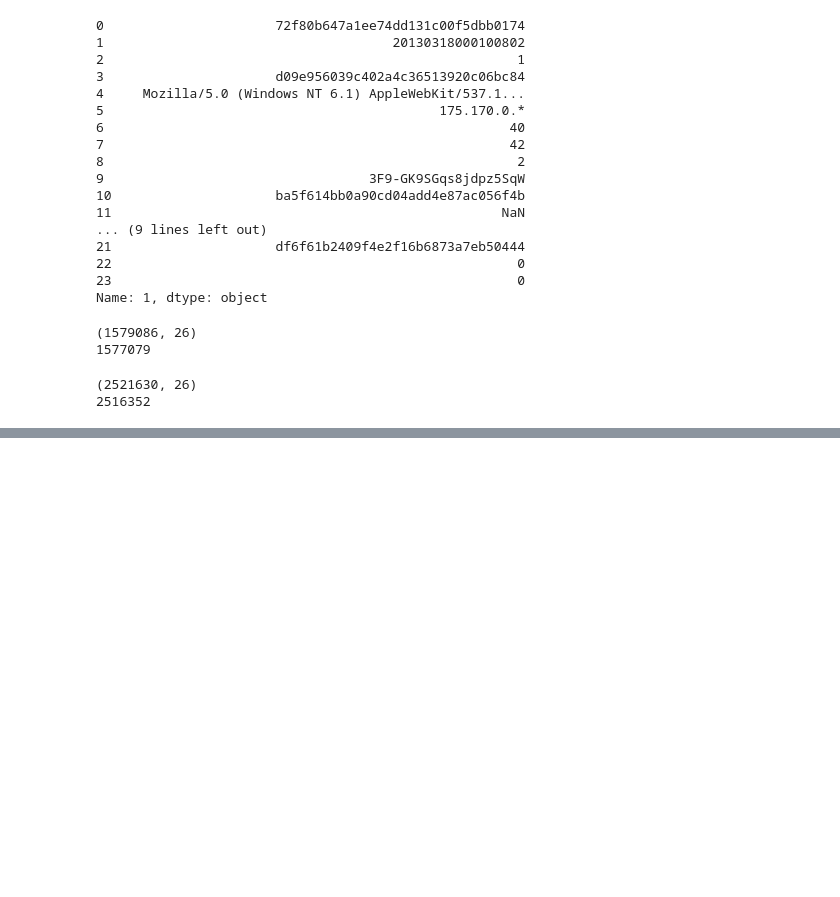
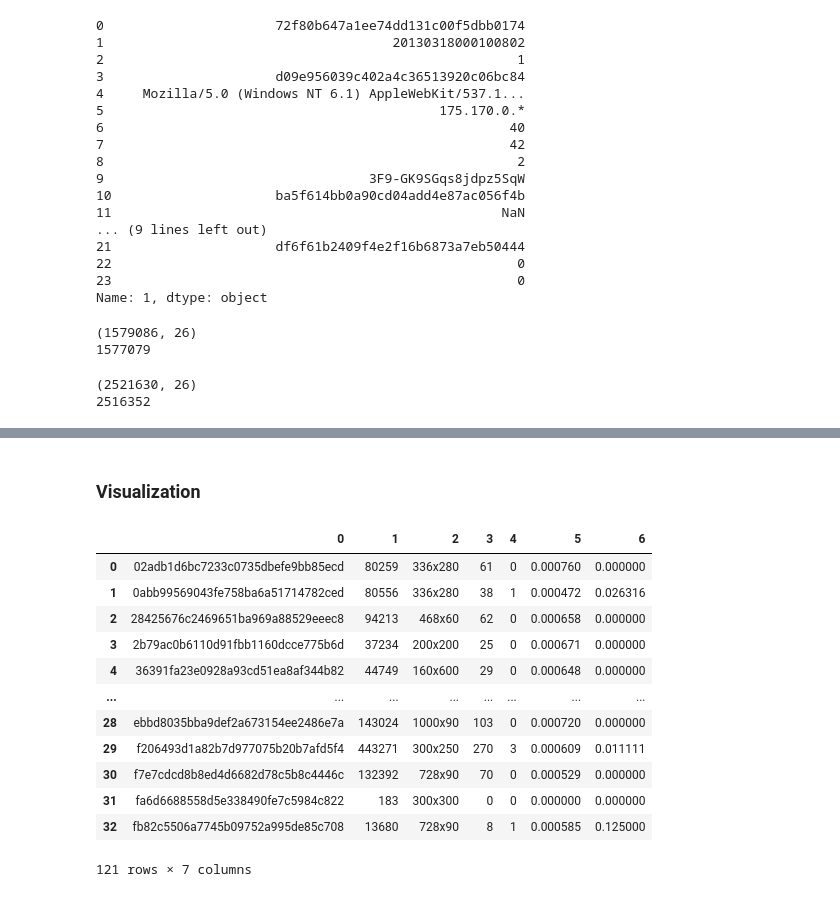
Before and after one commit to yujinlee0130/realtime_bidding, a Jupyter notebook: temp.ipynb, the cells around one changed output, grey strips where cells are left out. Cells and saved outputs as stored; diff of their text form; code cells hidden in the pictures; blank space fills up the shorter version.

```diff
--- a/temp.ipynb
+++ b/temp.ipynb
@@ -97,0 +118,36 @@ print(df3[0].nunique())
+# %% [markdown]
+### Visualization
+# %%
+import pandas as pd
+
+# Paths to your files
+file_path1 = '/Users/yujinlee/Google_Drive/NYU/Spring_2024/RBDA/project_data/0318.txt'
+file_path2 = '/Users/yujinlee/Google_Drive/NYU/Spring_2024/RBDA/project_data/0613.txt'
+file_path3 = '/Users/yujinlee/Google_Drive/NYU/Spring_2024/RBDA/project_data/1021.txt'
+
+# Reading the files into DataFrames
+output1 = pd.read_csv(file_path1, sep='\t', header=None)
+output2 = pd.read_csv(file_path2, sep='\t', header=None)
+output3 = pd.read_csv(file_path3, sep='\t', header=None)
+
+# Concatenating the DataFrames
+concat_df = pd.concat([output1, output2, output3])
+
+# Optionally, save the concatenated DataFrame to a new file
+output_file_path = '/Users/yujinlee/Google_Drive/NYU/Spring_2024/RBDA/project_data/concat_output'
+concat_df.to_csv(output_file_path, sep='\t', index=False, header=False)
+concat_df
+# %% [output]
+|  | 0 | 1 | 2 | 3 | 4 | 5 | 6 |
+| 0 | 02adb1d6bc7233c0735dbefe9bb85ecd | 80259 | 336x280 | 61 | 0 | 0.000760 | 0.000000 |
+| 1 | 0abb99569043fe758ba6a51714782ced | 80556 | 336x280 | 38 | 1 | 0.000472 | 0.026316 |
+| 2 | 28425676c2469651ba969a88529eeec8 | 94213 | 468x60 | 62 | 0 | 0.000658 | 0.000000 |
+| 3 | 2b79ac0b6110d91fbb1160dcce775b6d | 37234 | 200x200 | 25 | 0 | 0.000671 | 0.000000 |
+| 4 | 36391fa23e0928a93cd51ea8af344b82 | 44749 | 160x600 | 29 | 0 | 0.000648 | 0.000000 |
+| ... | ... | ... | ... | ... | ... | ... | ... |
+| 28 | ebbd8035bba9def2a673154ee2486e7a | 143024 | 1000x90 | 103 | 0 | 0.000720 | 0.000000 |
+| 29 | f206493d1a82b7d977075b20b7afd5f4 | 443271 | 300x250 | 270 | 3 | 0.000609 | 0.011111 |
+| 30 | f7e7cdcd8b8ed4d6682d78c5b8c4446c | 132392 | 728x90 | 70 | 0 | 0.000529 | 0.000000 |
+| 31 | fa6d6688558d5e338490fe7c5984c822 | 183 | 300x300 | 0 | 0 | 0.000000 | 0.000000 |
+| 32 | fb82c5506a7745b09752a995de85c708 | 13680 | 728x90 | 8 | 1 | 0.000585 | 0.125000 |
+121 rows × 7 columns
```
Also changed, not shown: parts of 3 cells of this notebook, 2 other files.
